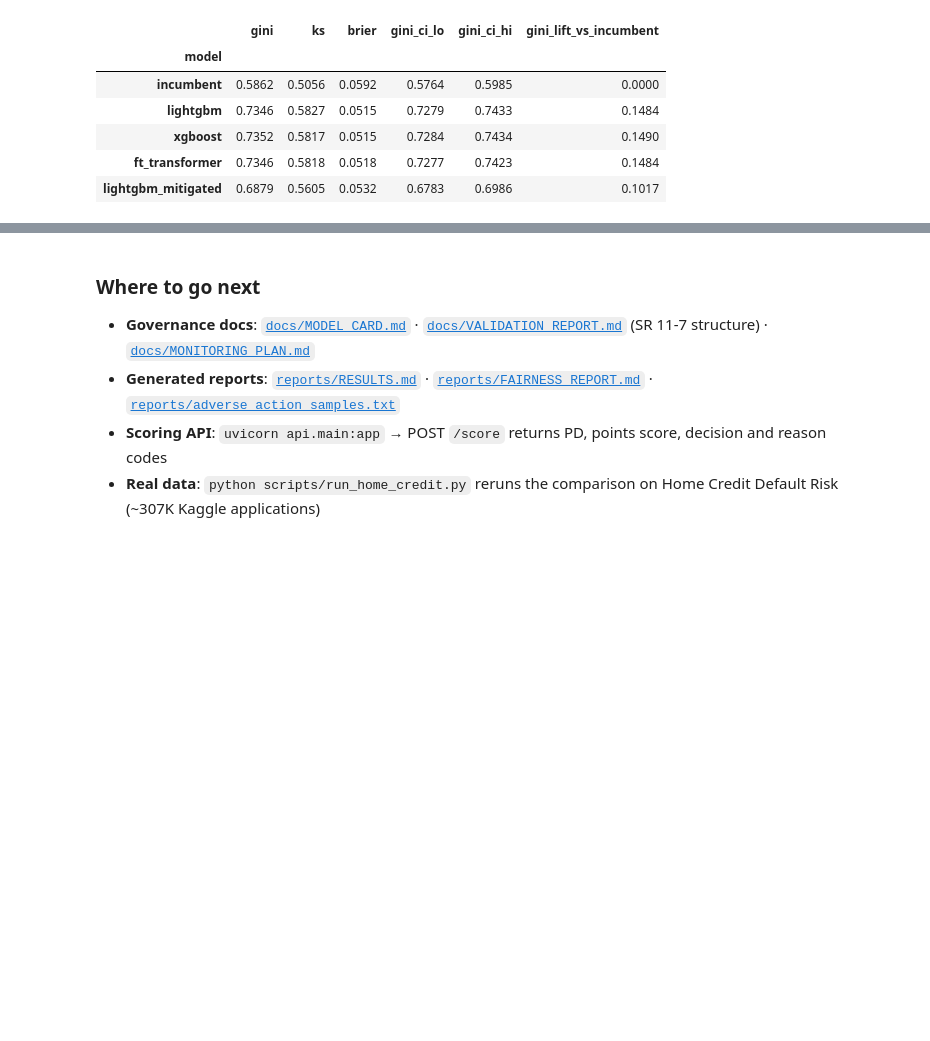
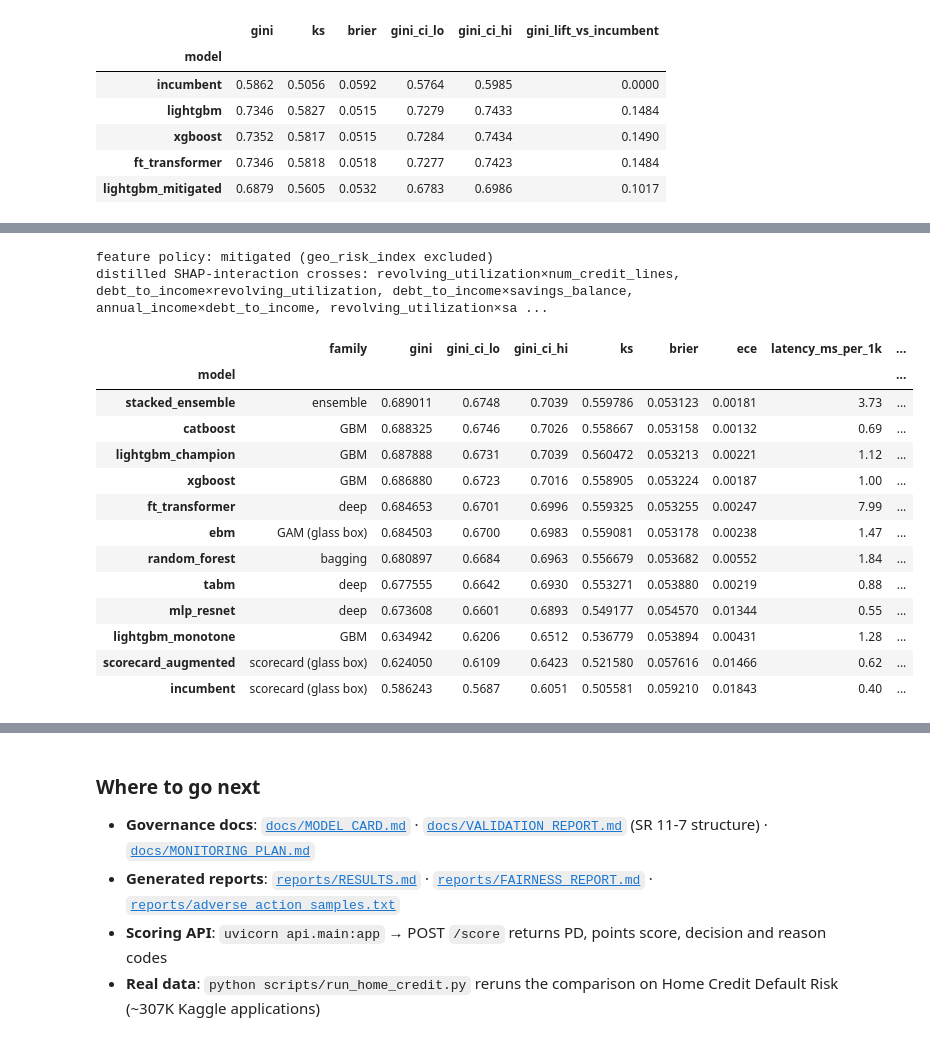
Before and after one commit to gradientsj/credit-risk-model, a Jupyter notebook: notebooks/credit_risk_walkthrough.ipynb, the cells around one changed output, grey strips where cells are left out. Saved outputs shown, nothing was run; the diff lists cells and outputs as text; code cells hidden in the pictures; blank space fills up the shorter version.

```diff
--- a/notebooks/credit_risk_walkthrough.ipynb
+++ b/notebooks/credit_risk_walkthrough.ipynb
@@ -282,0 +292,23 @@ display(Image(str(ROOT/"reports/figures/nn_training.png"), width=480))
+# %%
+zoo = json.loads((ROOT/"reports/model_zoo/metrics.json").read_text())
+zt = pd.DataFrame(zoo["models"]).set_index("model")
+print("feature policy:", zoo["feature_policy"])
+print("distilled SHAP-interaction crosses:", ", ".join("×".join(p) for p in zoo["shap_distilled_pairs"]))
+zt[["family","gini","gini_ci_lo","gini_ci_hi","ks","brier","ece","latency_ms_per_1k","gini_lift_vs_incumbent"]]
+# %% [output]
+feature policy: mitigated (geo_risk_index excluded)
+distilled SHAP-interaction crosses: revolving_utilization×num_credit_lines, debt_to_income×revolving_utilization, debt_to_income×savings_balance, annual_income×debt_to_income, revolving_utilization×sa ...
+|  | family | gini | gini_ci_lo | gini_ci_hi | ks | brier | ece | latency_ms_per_1k | ... |
+| model |  |  |  |  |  |  |  |  | ... |
+| stacked_ensemble | ensemble | 0.689011 | 0.6748 | 0.7039 | 0.559786 | 0.053123 | 0.00181 | 3.73 | ... |
+| catboost | GBM | 0.688325 | 0.6746 | 0.7026 | 0.558667 | 0.053158 | 0.00132 | 0.69 | ... |
+| lightgbm_champion | GBM | 0.687888 | 0.6731 | 0.7039 | 0.560472 | 0.053213 | 0.00221 | 1.12 | ... |
+| xgboost | GBM | 0.686880 | 0.6723 | 0.7016 | 0.558905 | 0.053224 | 0.00187 | 1.00 | ... |
+| ft_transformer | deep | 0.684653 | 0.6701 | 0.6996 | 0.559325 | 0.053255 | 0.00247 | 7.99 | ... |
+| ebm | GAM (glass box) | 0.684503 | 0.6700 | 0.6983 | 0.559081 | 0.053178 | 0.00238 | 1.47 | ... |
+| random_forest | bagging | 0.680897 | 0.6684 | 0.6963 | 0.556679 | 0.053682 | 0.00552 | 1.84 | ... |
+| tabm | deep | 0.677555 | 0.6642 | 0.6930 | 0.553271 | 0.053880 | 0.00219 | 0.88 | ... |
+| mlp_resnet | deep | 0.673608 | 0.6601 | 0.6893 | 0.549177 | 0.054570 | 0.01344 | 0.55 | ... |
+| lightgbm_monotone | GBM | 0.634942 | 0.6206 | 0.6512 | 0.536779 | 0.053894 | 0.00431 | 1.28 | ... |
+| scorecard_augmented | scorecard (glass box) | 0.624050 | 0.6109 | 0.6423 | 0.521580 | 0.057616 | 0.01466 | 0.62 | ... |
+| incumbent | scorecard (glass box) | 0.586243 | 0.5687 | 0.6051 | 0.505581 | 0.059210 | 0.01843 | 0.40 | ... |
```
Also changed, not shown: parts of 5 cells of this notebook, 17 other files.
